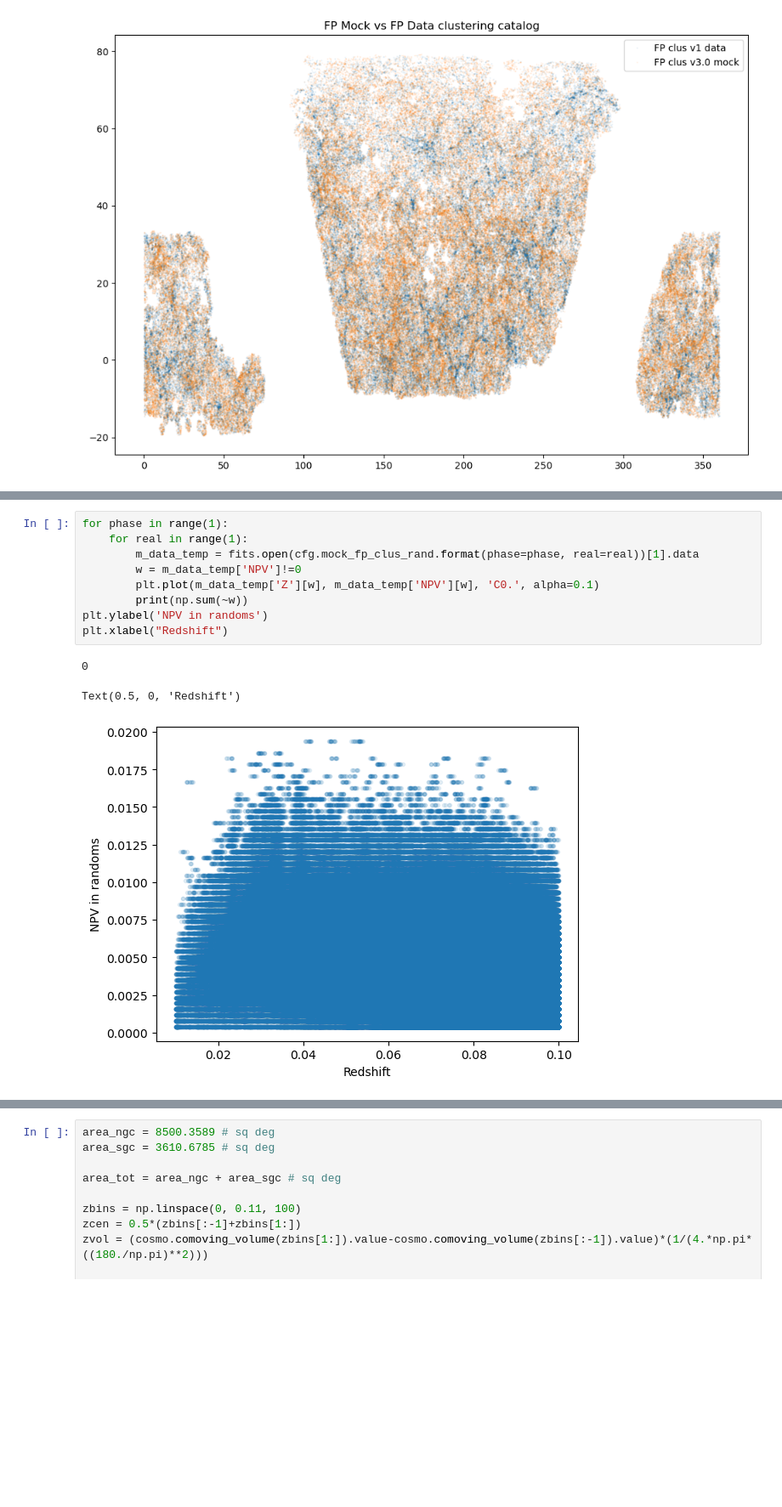
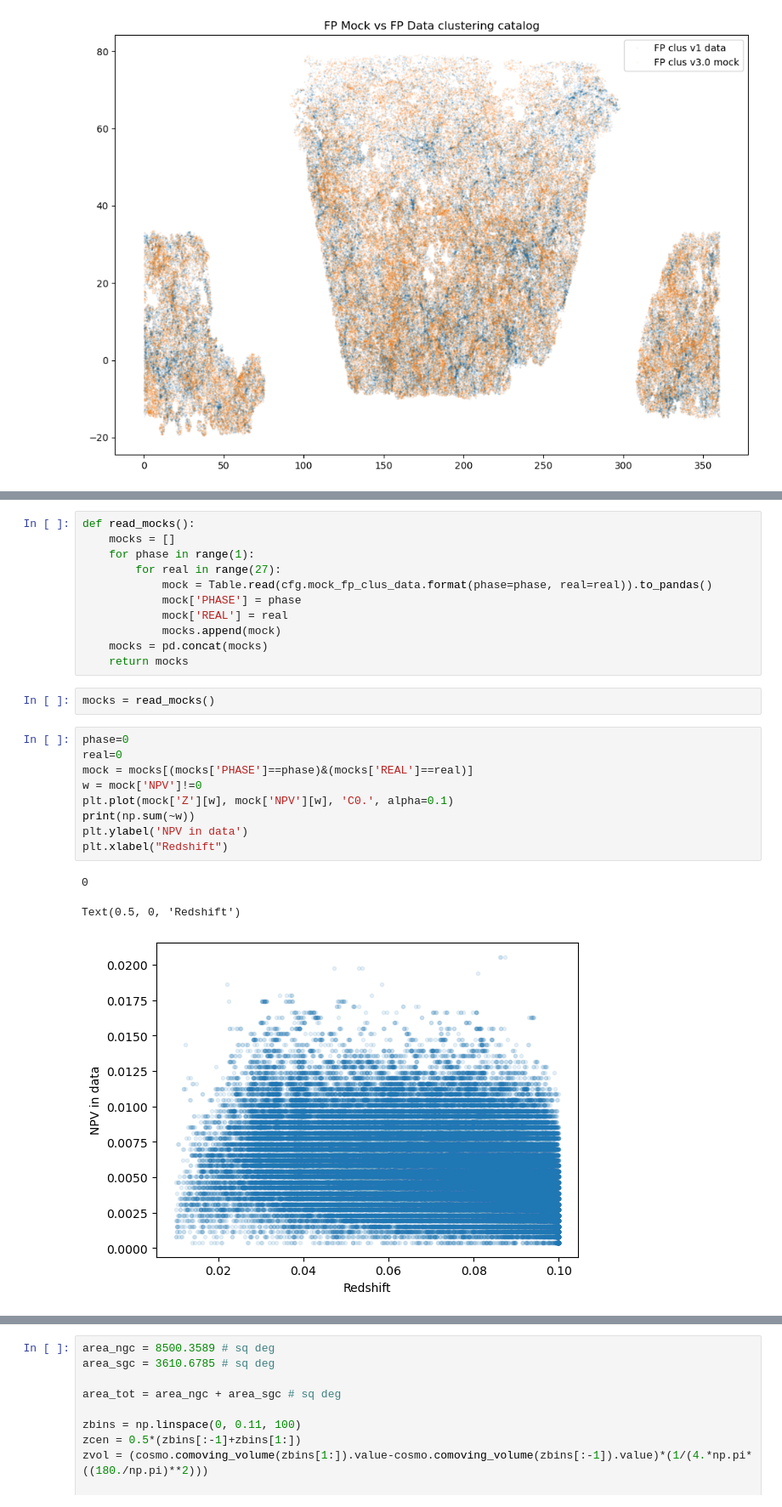
Before and after one commit to julianbautista/desi_pv_mocks, a Jupyter notebook: notebooks/check_FP_clustering.ipynb, the cells around one changed output, grey strips where cells are left out. Shown at 85% size. Cells and saved outputs as stored; diff of their text form; blank space fills up the shorter version.

```diff
--- a/notebooks/check_FP_clustering.ipynb
+++ b/notebooks/check_FP_clustering.ipynb
@@ -66,14 +70,27 @@ Text(0, 0.5, 'Dec [deg]')
+# %%
+def read_mocks():
+    mocks = []
+    for phase in range(1):
+        for real in range(27):
+            mock = Table.read(cfg.mock_fp_clus_data.format(phase=phase, real=real)).to_pandas()
+            mock['PHASE'] = phase
+            mock['REAL'] = real
+            mocks.append(mock)
+    mocks = pd.concat(mocks)
+    return mocks
+# %%
+mocks = read_mocks()
 # %%
-for phase in range(1):
-    for real in range(1):
-        m_data_temp = fits.open(cfg.mock_fp_clus_rand.format(phase=phase, real=real))[1].data
-        w = m_data_temp['NPV']!=0
-        plt.plot(m_data_temp['Z'][w], m_data_temp['NPV'][w], 'C0.', alpha=0.1)
-        print(np.sum(~w))
-plt.ylabel('NPV in randoms')
+phase=0
+real=0
+mock = mocks[(mocks['PHASE']==phase)&(mocks['REAL']==real)]
+w = mock['NPV']!=0
+plt.plot(mock['Z'][w], mock['NPV'][w], 'C0.', alpha=0.1)
+print(np.sum(~w))
+plt.ylabel('NPV in data')
 plt.xlabel("Redshift")
 # %% [output]
 0
 Text(0.5, 0, 'Redshift')
-[figure, old version]
+[figure, new version]
 # %%
```
Also changed, not shown: parts of 17 cells of this notebook, 2 other files.
